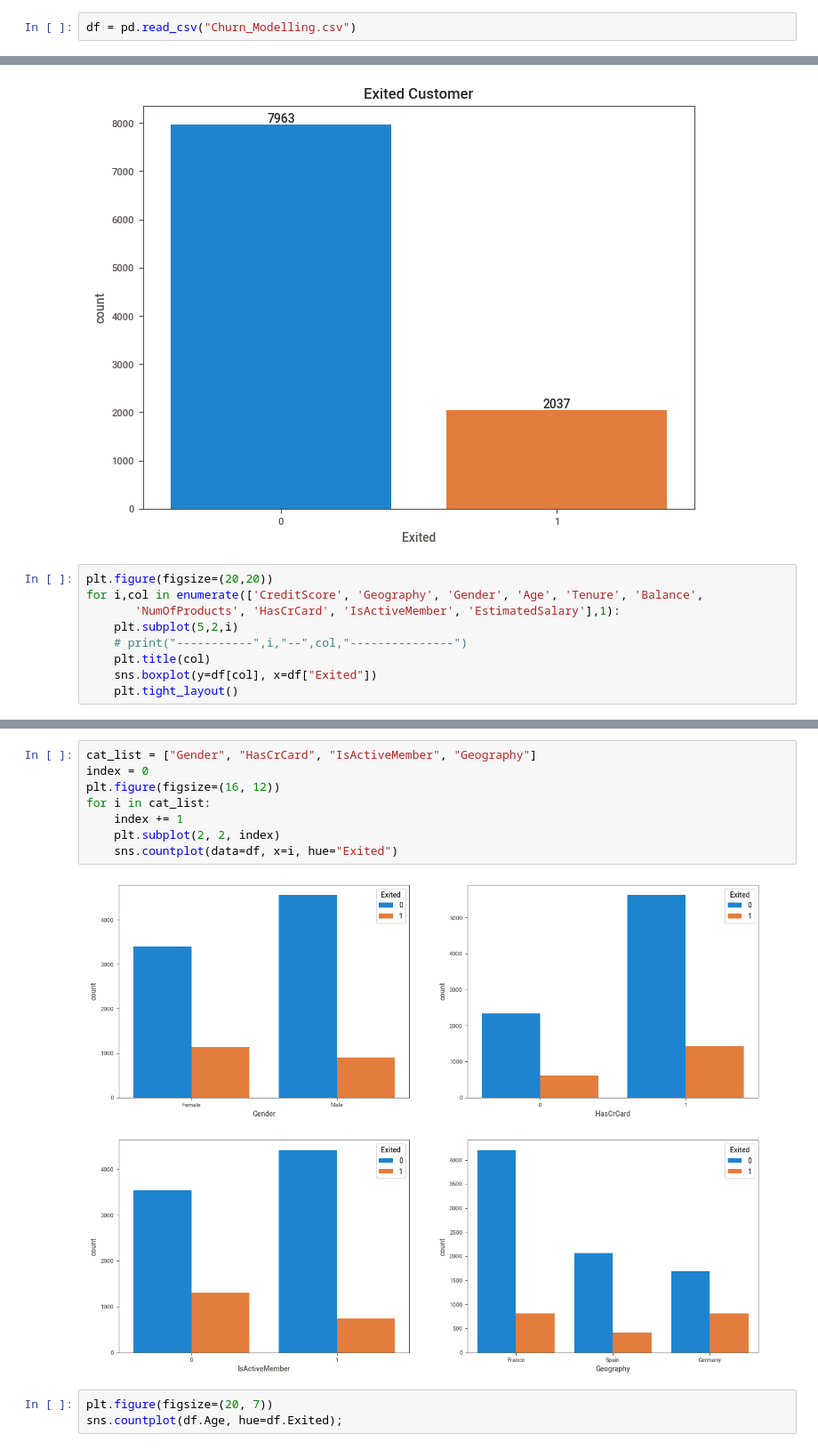
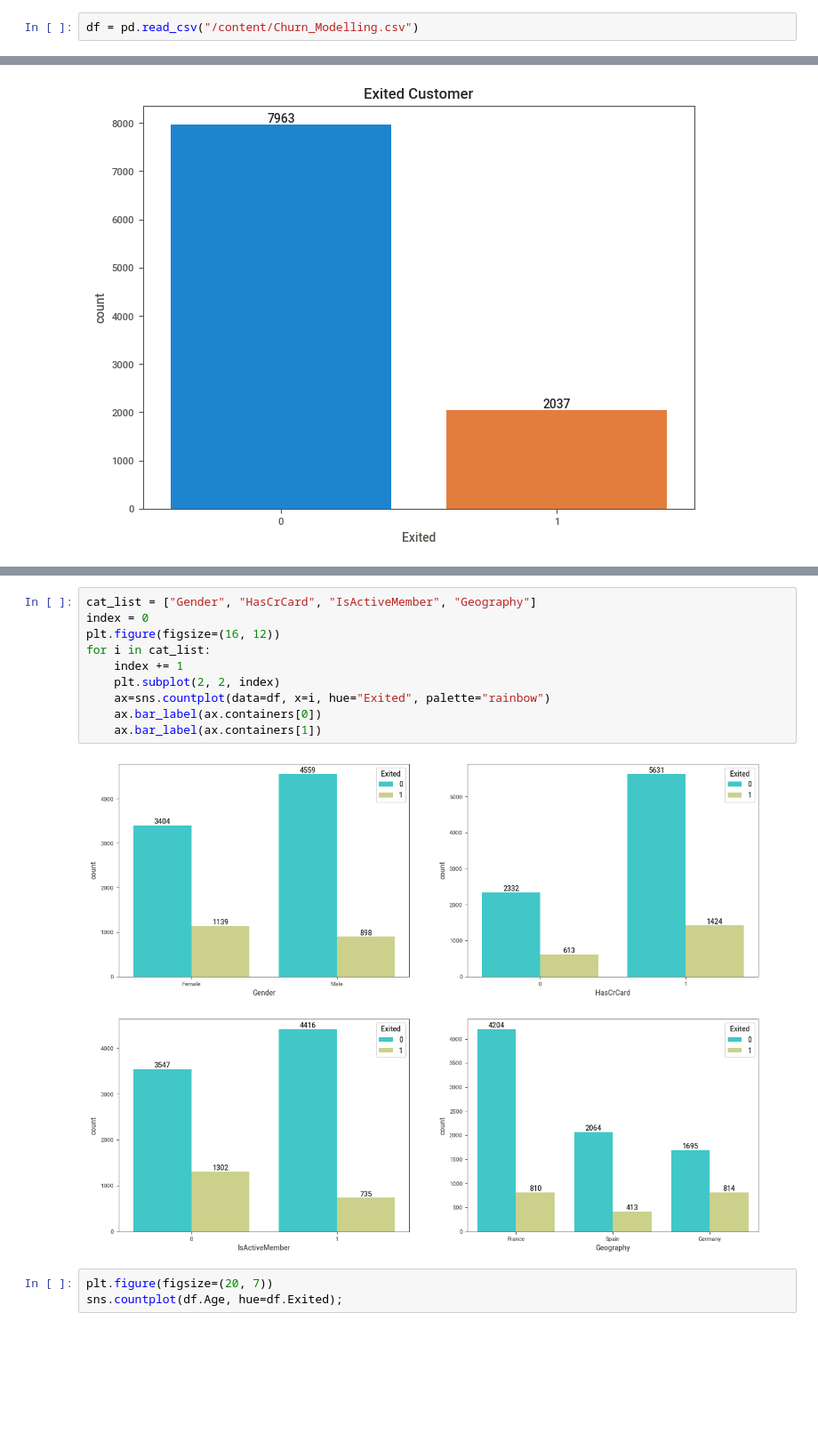
Before and after one commit to challenger-hkn/Deep_Learning_Projects, a Jupyter notebook: ANN_Churn Prediction for Bank Customer/Classification_with_ANN_Churn_Prediction.ipynb, the cells around one changed output, grey strips where cells are left out. Shown at 89% size. Saved outputs shown, nothing was run; the diff lists cells and outputs as text; blank space fills up the shorter version.

```diff
--- a/ANN_Churn Prediction for Bank Customer/Classification_with_ANN_Churn_Prediction.ipynb
+++ b/ANN_Churn Prediction for Bank Customer/Classification_with_ANN_Churn_Prediction.ipynb
@@ -51,7 +38,7 @@ Intel(R) Extension for Scikit-learn* enabled (https://github.com/intel/scikit-le
 # %% [markdown]
 ## Indest Data
 # %%
-df = pd.read_csv("Churn_Modelling.csv")
+df = pd.read_csv("/content/Churn_Modelling.csv")
 # %% [markdown]
 ## Exploratory Data Analysis and Visualization
 # %% [markdown]
@@ -343,12 +345,3 @@ plt.title('Exited Customer')
 ax.bar_label(ax.containers[0]);
 # %% [output]
 [figure]
-# %%
-plt.figure(figsize=(20,20))
-for i,col in enumerate(['CreditScore', 'Geography', 'Gender', 'Age', 'Tenure', 'Balance',
-       'NumOfProducts', 'HasCrCard', 'IsActiveMember', 'EstimatedSalary'],1):
-    plt.subplot(5,2,i)
-    # print("-----------",i,"--",col,"---------------")
-    plt.title(col)
-    sns.boxplot(y=df[col], x=df["Exited"])
-    plt.tight_layout()
@@ -361,13 +352,15 @@ df.hist(figsize=(15, 12), bins=15);
 # %%
 cat_list = ["Gender", "HasCrCard", "IsActiveMember", "Geography"]
 index = 0
 plt.figure(figsize=(16, 12))
 for i in cat_list:
     index += 1
     plt.subplot(2, 2, index)
-    sns.countplot(data=df, x=i, hue="Exited")
+    ax=sns.countplot(data=df, x=i, hue="Exited", palette="rainbow")
+    ax.bar_label(ax.containers[0])
+    ax.bar_label(ax.containers[1])
 # %% [output]
-[figure, old version]
+[figure, new version]
 # %%
 plt.figure(figsize=(20, 7))
 sns.countplot(df.Age, hue=df.Exited);
```
Also changed, not shown: parts of 86 cells of this notebook.
